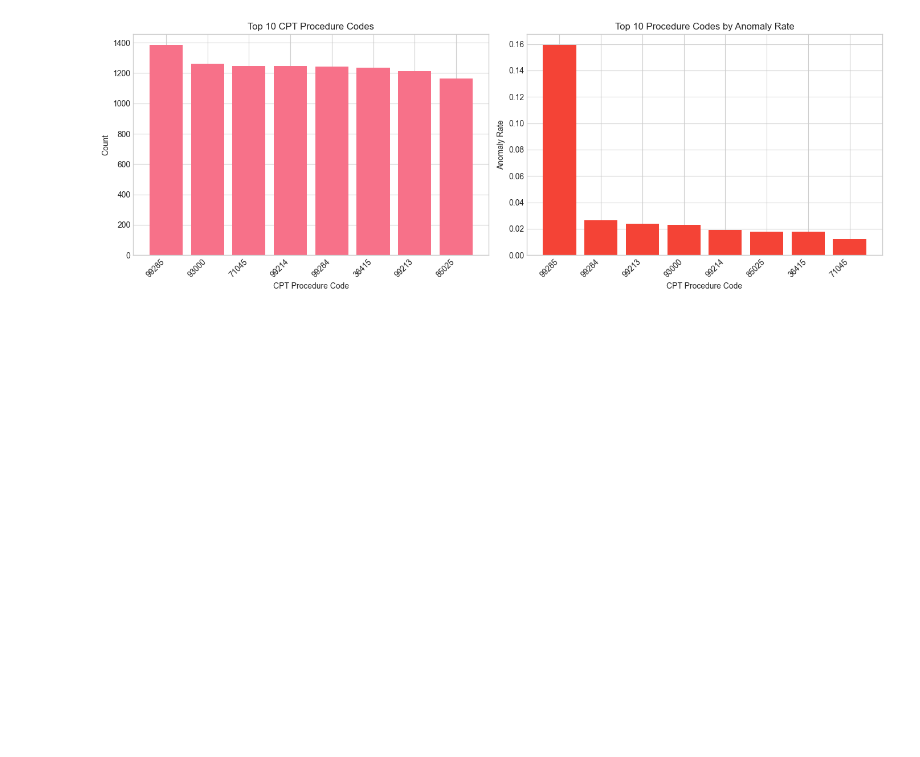
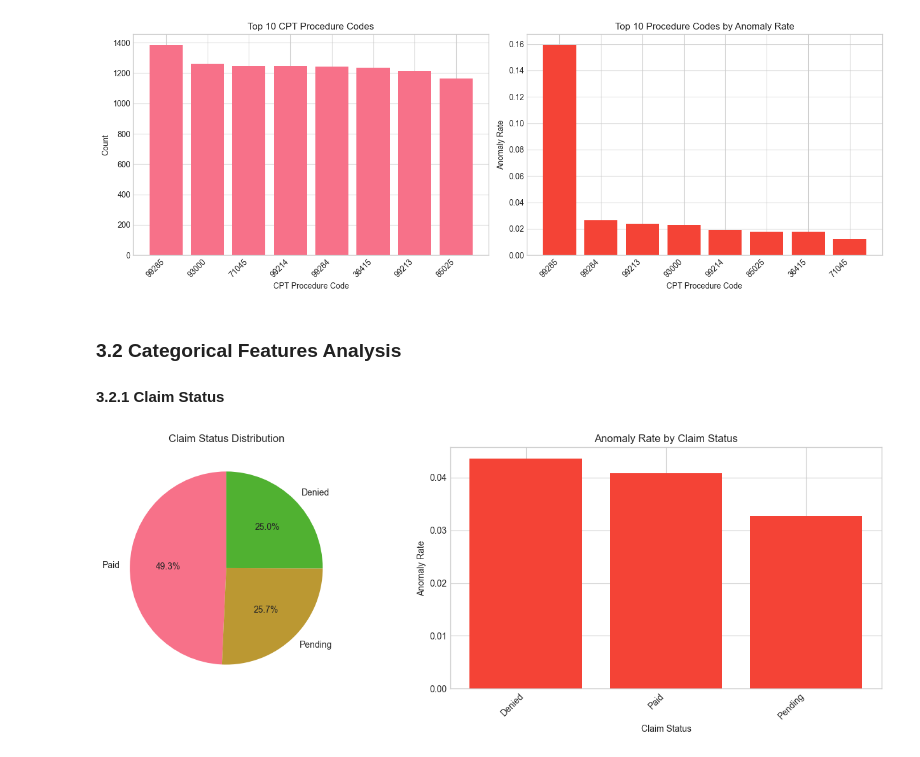
Before and after one commit to Houzibe/health-insurance-fraudulent-claims-detection-system, a Jupyter notebook: notebooks/01_EDA_and_Preprocessing.ipynb, the cells around one changed output. Saved outputs shown, nothing was run; the diff lists cells and outputs as text; code cells hidden in the pictures; blank space fills up the shorter version.

Commit message:
Added categorical features analysis by claim status

```diff
--- a/notebooks/01_EDA_and_Preprocessing.ipynb
+++ b/notebooks/01_EDA_and_Preprocessing.ipynb
@@ -276,3 +276,28 @@ plt.tight_layout()
 plt.show()
 # %% [output]
 [figure]
+# %% [markdown]
+### 3.2 Categorical Features Analysis
+#### 3.2.1 Claim Status
+# %%
+fig, axes = plt.subplots(1, 2, figsize=(14, 5))
+
+# Distribution of claim status
+status_counts = df['claim_status'].value_counts()
+
+# Pie chart
+axes[0].pie(status_counts.values, labels=status_counts.index, autopct='%1.1f%%', startangle=90)
+axes[0].set_title('Claim Status Distribution')
+
+# Anomaly rate by claim status
+status_anomaly_rate = df.groupby('claim_status')['is_anomaly'].mean().sort_values(ascending=False)
+axes[1].bar(status_anomaly_rate.index, status_anomaly_rate.values, color='#F44336')
+axes[1].set_xlabel('Claim Status')
+axes[1].set_ylabel('Anomaly Rate')
+axes[1].set_title('Anomaly Rate by Claim Status')
+axes[1].set_xticklabels(axes[1].get_xticklabels(), rotation=45, ha='right')
+
+plt.tight_layout()
+plt.show()
+# %% [output]
+[figure, added]
```
